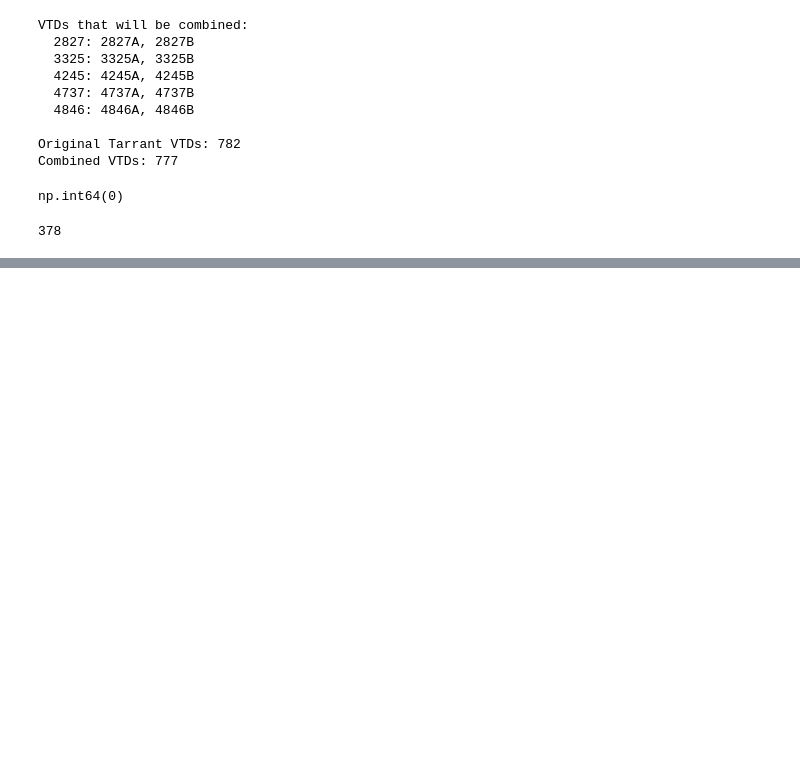
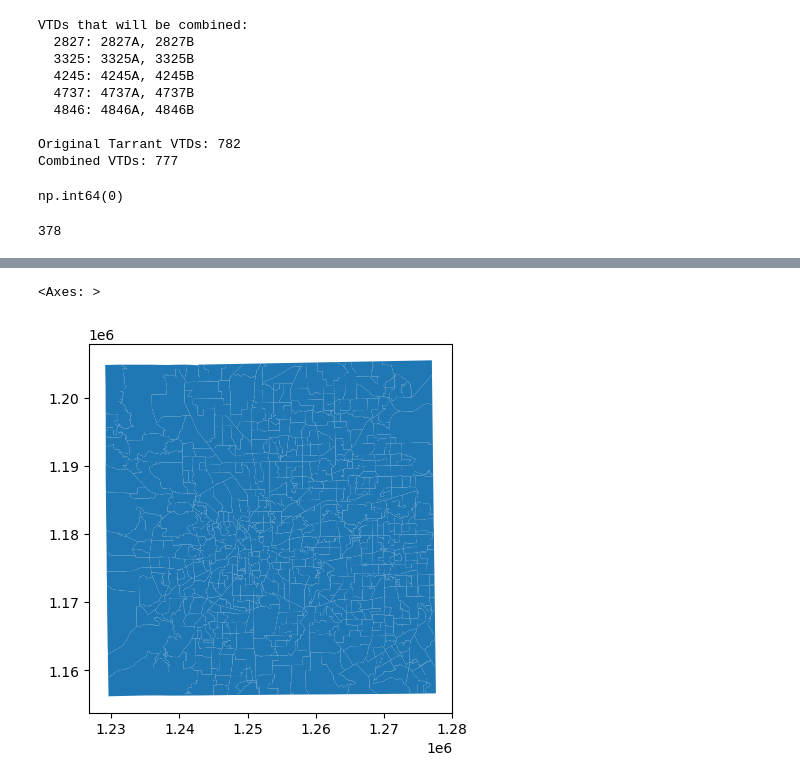
Before and after one commit to amahaja25/district-9-tx-senate, a Jupyter notebook: district9_analysis.ipynb, the cells around one changed output, grey strips where cells are left out. Saved outputs shown, nothing was run; the diff lists cells and outputs as text; code cells hidden in the pictures; blank space fills up the shorter version.

```diff
--- a/district9_analysis.ipynb
+++ b/district9_analysis.ipynb
@@ -274,0 +662,2 @@ merged_df.to_csv('district9_election_census_2020.csv', index=False)
+# %%
+vtd_shapefile = gpd.read_file('vtds_24pg/VTDs_24PG.shp')
@@ -274,0 +679,4 @@ merged_df.to_csv('district9_election_census_2020.csv', index=False)
+# %%
+# again, filter for the tarrant county precincts only
+
+vtd_shapefile = vtd_shapefile[vtd_shapefile['CNTYKEY'] == 220]
@@ -274,0 +699,11 @@ merged_df.to_csv('district9_election_census_2020.csv', index=False)
+# %%
+# we need to account for the suffixes again
+# ensure we have a single VTD column (keep the first)
+vtd_shapefile = vtd_shapefile.loc[:, ~vtd_shapefile.columns.duplicated()]
+
+vtd_shapefile['VTD'] = vtd_shapefile['VTD'].astype(str)
+vtd_shapefile['VTD_base'] = vtd_shapefile['VTD'].str.replace(r'\s*[AB]\s*$', '', regex=True)
+
+vtd_shapefile = vtd_shapefile.dissolve(by='VTD_base', as_index=False)
+vtd_shapefile.rename(columns={'VTD_base': 'VTD'}, inplace=True)
+vtd_shapefile = vtd_shapefile.loc[:, ~vtd_shapefile.columns.duplicated()]
@@ -274,0 +726,6 @@ merged_df.to_csv('district9_election_census_2020.csv', index=False)
+# %%
+# plot shapefile to check it looks right
+vtd_shapefile.plot()
+# %% [output]
+<Axes: >
+[figure, added]
```
Also changed, not shown: parts of 69 cells of this notebook, 27 other files.
